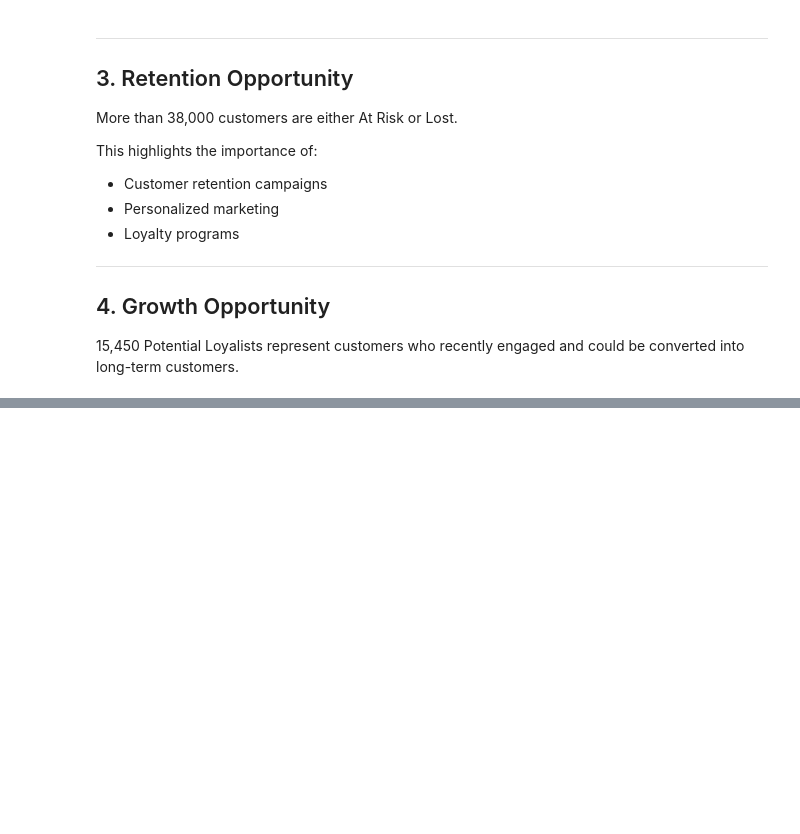
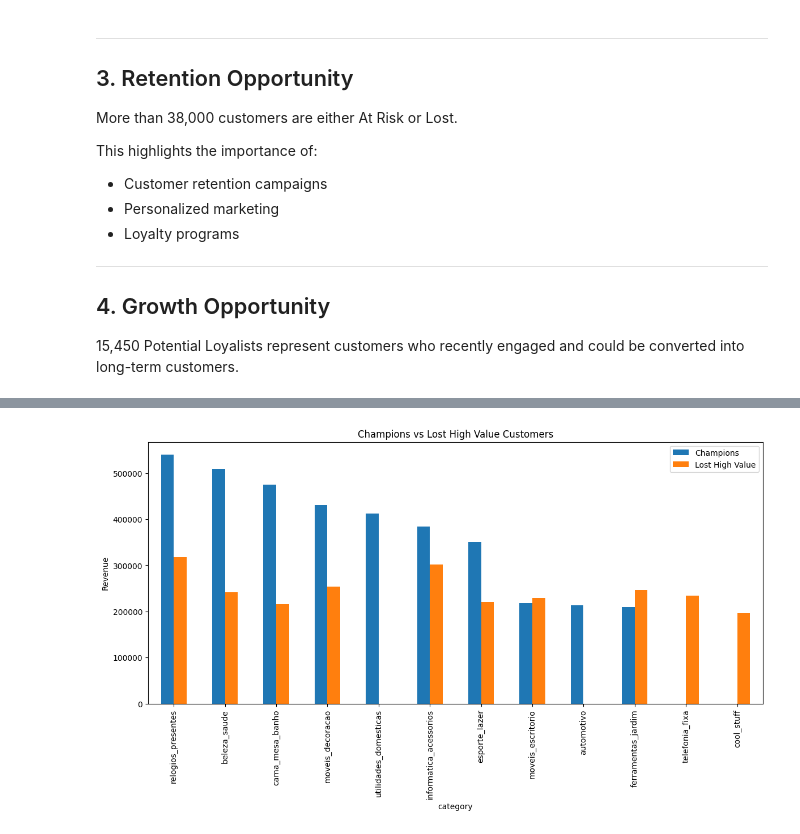
Before and after one commit to pybehnamshayan/olist-e2e-project, a Jupyter notebook: notebooks/RFM_Customer_Segmentation.ipynb, the cells around one changed output, grey strips where cells are left out. Drawn from its saved outputs; the diff is of its cells as text; code cells hidden in the pictures; blank space fills up the shorter version.

Commit message:
Add champions vs lost and readme files

```diff
--- a/notebooks/RFM_Customer_Segmentation.ipynb
+++ b/notebooks/RFM_Customer_Segmentation.ipynb
@@ -484,0 +618,9 @@ This highlights the importance of:
+# %%
+champion_sales = sales[
+    sales['customer_unique_id']
+    .isin(
+        champions[
+            'customer_unique_id'
+        ]
+    )
+]
@@ -484,0 +638,45 @@ This highlights the importance of:
+# %%
+lost_category = (
+    high_value_sales.groupby(
+        'category'
+    )['payment_value']
+    .sum()
+    .sort_values(
+        ascending=False
+    )
+    .head(10)
+)
+# %%
+
+comparison = pd.concat(
+    [
+        champion_category,
+        lost_category
+    ],
+    axis=1
+)
+
+comparison.columns = [
+    'Champions',
+    'Lost High Value'
+]
+
+comparison.fillna(0)\
+.sort_values(
+    'Champions',
+    ascending=False
+)\
+.plot(
+    kind='bar',
+    figsize=(14,6)
+)
+
+plt.title(
+    'Champions vs Lost High Value Customers'
+)
+
+plt.ylabel('Revenue')
+
+plt.show()
+# %% [output]
+[figure, added]
```
Also changed, not shown: parts of 14 cells of this notebook, 5 other files.
